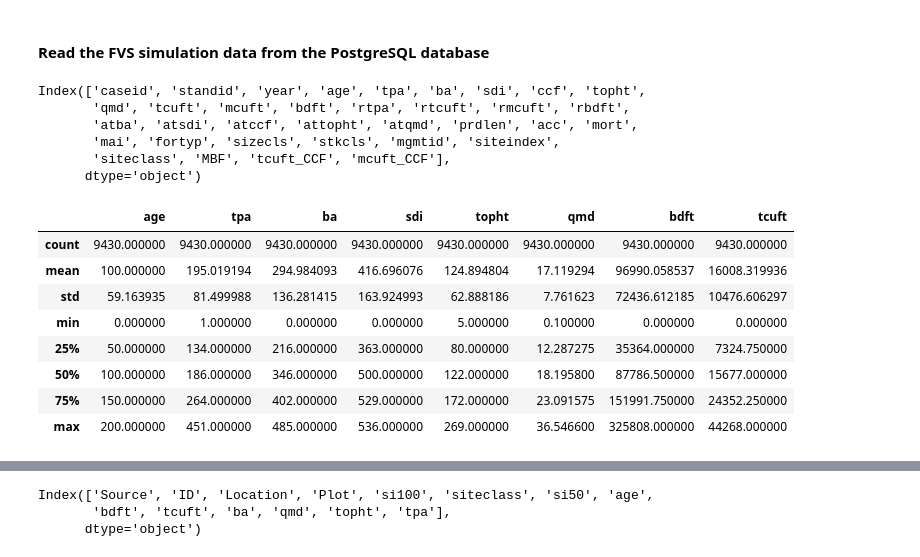
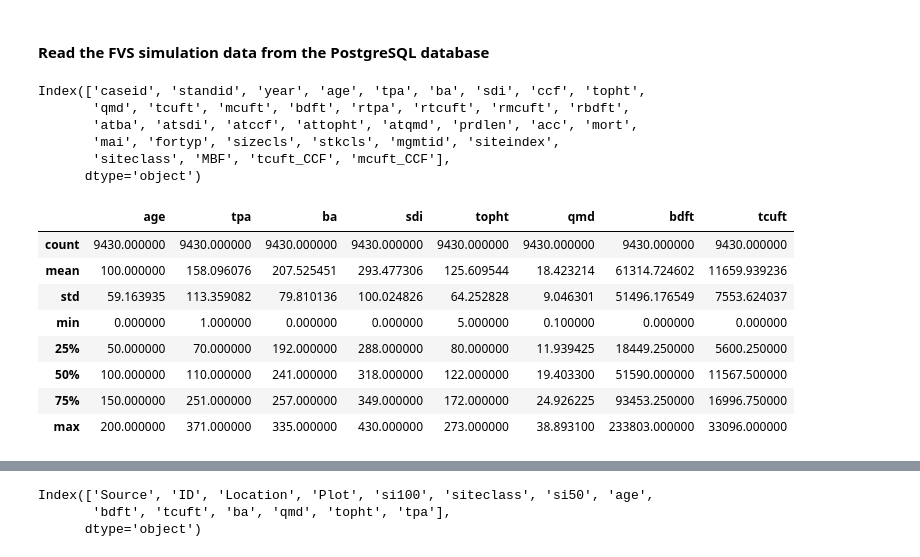
Before and after one commit to Ecotrust/FSC_Case_Studies, a Jupyter notebook: ORGANON_yield_analysis/FVS vs. Yield Tables and Plot Data.ipynb, the cells around one changed output, grey strips where cells are left out. Drawn from its saved outputs; the diff is of its cells as text; code cells hidden in the pictures.

```diff
--- a/ORGANON_yield_analysis/FVS vs. Yield Tables and Plot Data.ipynb
+++ b/ORGANON_yield_analysis/FVS vs. Yield Tables and Plot Data.ipynb
@@ -68,29 +71,30 @@ grow = pd.read_sql(SQL, conn)
 conn.close()
 # %%
 # add a new variable, siteclass, to the dataframe by binning site index into categories
-grow['siteclass'] = pd.cut(grow.siteindex, bins=[0,75,95,115,135,160], labels=[5, 4, 3, 2, 1]).astype('int')
+grow['siteclass'] = pd.cut(grow.siteindex, bins=[0,75,95,115,135,161],
+                           labels=[5, 4, 3, 2, 1], right=False).astype('int')
 # calculate thousands of board feet and hundreds of cubic feet
 grow['MBF'] = grow.bdft / 1000
 grow['tcuft_CCF'] = grow.tcuft / 100
 grow['mcuft_CCF'] = grow.mcuft / 100
+
+print(grow.columns)
+cols = ['age', 'tpa', 'ba', 'sdi', 'topht', 'qmd', 'bdft', 'tcuft']
+grow[cols].describe()
+# %% [output]
+Index(['caseid', 'standid', 'year', 'age', 'tpa', 'ba', 'sdi', 'ccf', 'topht',
+       'qmd', 'tcuft', 'mcuft', 'bdft', 'rtpa', 'rtcuft', 'rmcuft', 'rbdft',
+       'atba', 'atsdi', 'atccf', 'attopht', 'atqmd', 'prdlen', 'acc', 'mort',
+       'mai', 'fortyp', 'sizecls', 'stkcls', 'mgmtid', 'siteindex',
+       'siteclass', 'MBF', 'tcuft_CCF', 'mcuft_CCF'],
+      dtype='object')
+|  | age | tpa | ba | sdi | topht | qmd | bdft | tcuft |
+| count | 9430.000000 | 9430.000000 | 9430.000000 | 9430.000000 | 9430.000000 | 9430.000000 | 9430.000000 | 9430.000000 |
+| mean | 100.000000 | 158.096076 | 207.525451 | 293.477306 | 125.609544 | 18.423214 | 61314.724602 | 11659.939236 |
+| std | 59.163935 | 113.359082 | 79.810136 | 100.024826 | 64.252828 | 9.046301 | 51496.176549 | 7553.624037 |
+| min | 0.000000 | 1.000000 | 0.000000 | 0.000000 | 5.000000 | 0.100000 | 0.000000 | 0.000000 |
+| 25% | 50.000000 | 70.000000 | 192.000000 | 288.000000 | 80.000000 | 11.939425 | 18449.250000 | 5600.250000 |
+| 50% | 100.000000 | 110.000000 | 241.000000 | 318.000000 | 122.000000 | 19.403300 | 51590.000000 | 11567.500000 |
+| 75% | 150.000000 | 251.000000 | 257.000000 | 349.000000 | 172.000000 | 24.926225 | 93453.250000 | 16996.750000 |
+| max | 200.000000 | 371.000000 | 335.000000 | 430.000000 | 273.000000 | 38.893100 | 233803.000000 | 33096.000000 |
-# %%
-print(grow.columns)
-cols = ['age', 'tpa', 'ba', 'sdi', 'topht', 'qmd', 'bdft', 'tcuft']
-grow[cols].describe()
-# %% [output]
-Index(['caseid', 'standid', 'year', 'age', 'tpa', 'ba', 'sdi', 'ccf', 'topht',
-       'qmd', 'tcuft', 'mcuft', 'bdft', 'rtpa', 'rtcuft', 'rmcuft', 'rbdft',
-       'atba', 'atsdi', 'atccf', 'attopht', 'atqmd', 'prdlen', 'acc', 'mort',
-       'mai', 'fortyp', 'sizecls', 'stkcls', 'mgmtid', 'siteindex',
-       'siteclass', 'MBF', 'tcuft_CCF', 'mcuft_CCF'],
-      dtype='object')
-|  | age | tpa | ba | sdi | topht | qmd | bdft | tcuft |
-| count | 9430.000000 | 9430.000000 | 9430.000000 | 9430.000000 | 9430.000000 | 9430.000000 | 9430.000000 | 9430.000000 |
-| mean | 100.000000 | 195.019194 | 294.984093 | 416.696076 | 124.894804 | 17.119294 | 96990.058537 | 16008.319936 |
-| std | 59.163935 | 81.499988 | 136.281415 | 163.924993 | 62.888186 | 7.761623 | 72436.612185 | 10476.606297 |
-| min | 0.000000 | 1.000000 | 0.000000 | 0.000000 | 5.000000 | 0.100000 | 0.000000 | 0.000000 |
-| 25% | 50.000000 | 134.000000 | 216.000000 | 363.000000 | 80.000000 | 12.287275 | 35364.000000 | 7324.750000 |
-| 50% | 100.000000 | 186.000000 | 346.000000 | 500.000000 | 122.000000 | 18.195800 | 87786.500000 | 15677.000000 |
-| 75% | 150.000000 | 264.000000 | 402.000000 | 529.000000 | 172.000000 | 23.091575 | 151991.750000 | 24352.250000 |
-| max | 200.000000 | 451.000000 | 485.000000 | 536.000000 | 269.000000 | 36.546600 | 325808.000000 | 44268.000000 |
 # %% [markdown]
```
Also changed, not shown: parts of 23 cells of this notebook, 54 other files.
